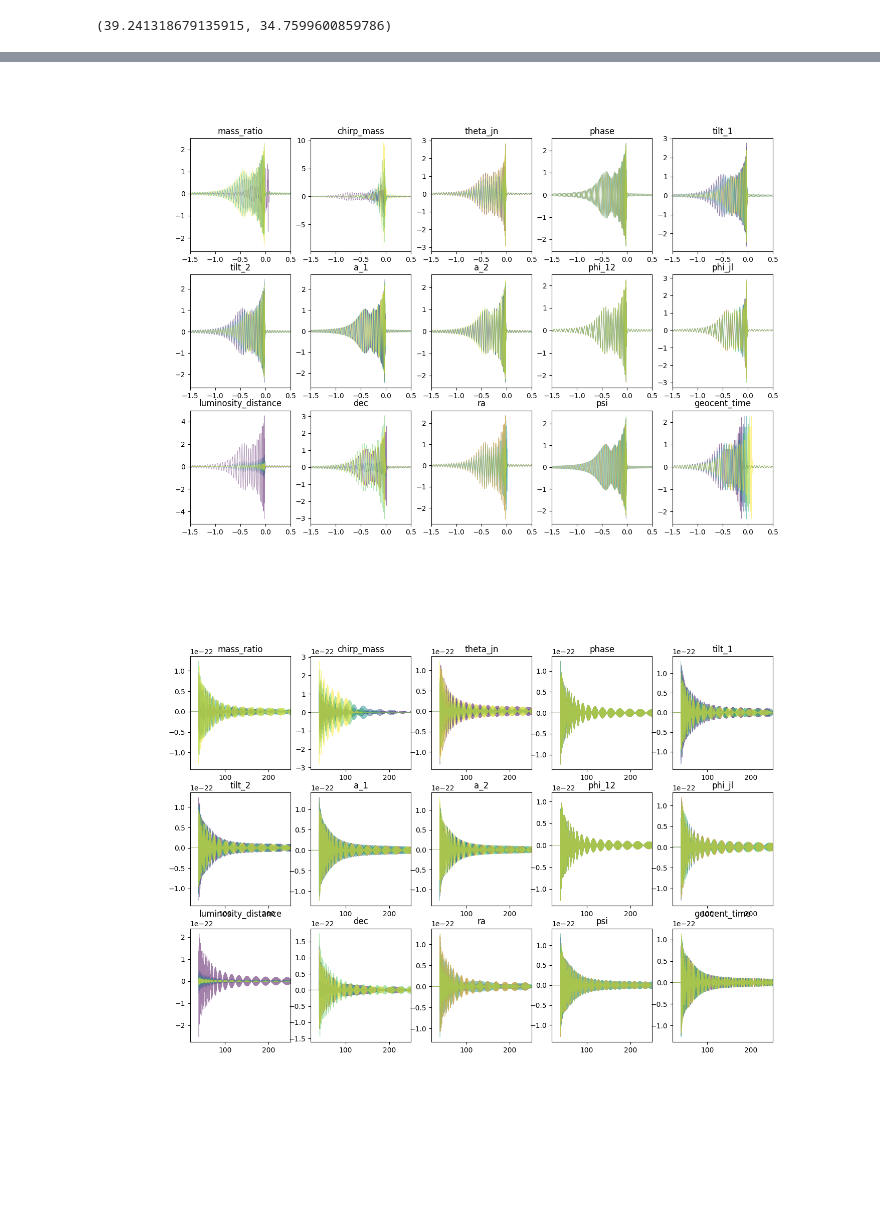
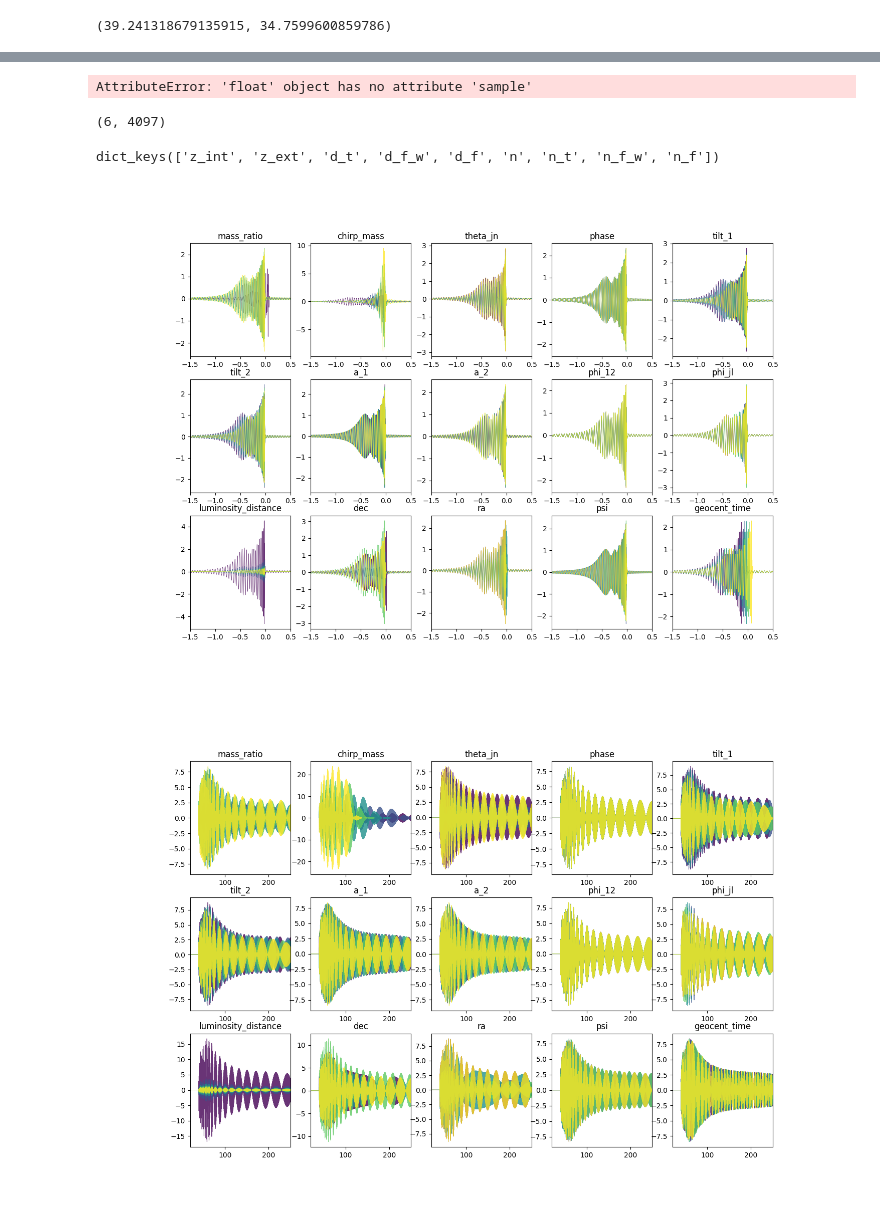
Before and after one commit to Nic0laA/master-thesis, a Jupyter notebook: experiments/wave_parameters/explore_changes.ipynb, the cells around one changed output, grey strips where cells are left out. Cells and saved outputs as stored; diff of their text form; code cells hidden in the pictures; blank space fills up the shorter version.

```diff
--- a/experiments/wave_parameters/explore_changes.ipynb
+++ b/experiments/wave_parameters/explore_changes.ipynb
@@ -136,4 +136,4 @@ for i, param in enumerate(limits.keys()):
         obs = simulator.generate_observation()
 
         time_domain[i,j] = obs['d_t'][0]
-        frequency_domain[i,j] = obs['d_f'][0]
+        frequency_domain[i,j] = obs['d_f_w'][0]
@@ -139,0 +158,8 @@ for i, param in enumerate(limits.keys()):
+# %%
+simulator.sample()
+# %% [output]
+AttributeError: 'float' object has no attribute 'sample'
+# %%
+obs['n_f'].shape
+# %% [output]
+(6, 4097)
@@ -140,3 +172,7 @@ for i, param in enumerate(limits.keys()):
+# %%
+obs.keys()
+# %% [output]
+dict_keys(['z_int', 'z_ext', 'd_t', 'd_f_w', 'd_f', 'n', 'n_t', 'n_f_w', 'n_f'])
 # %%
 import matplotlib.pyplot as plt
 plt.close('all')
@@ -145,34 +181,34 @@ plt.close('all')
 tvals = np.linspace(-2, 2, 2048*4+1)[:-1]
 fvals = np.linspace(20, 1024, 4098)[:-1]
 
 cmap = plt.cm.viridis
 colors = [cmap(i) for i in np.linspace(0, 1, number_of_samples)]
 
 plt.figure(figsize=(15, 10))
 for i in range(15):
 
     ax = plt.subplot(3, 5, i + 1)
     for j in range(number_of_samples):
 
-        plt.plot(tvals, time_domain[i,j], linewidth=0.5, color=colors[j], alpha=0.5)
+        plt.plot(tvals, time_domain[i,j], linewidth=0.5, color=colors[j], alpha=0.8)
 
     plt.title(list(limits.keys())[i])
     plt.xlim(-1.5,0.5)
 
 plt.show()
 
 plt.figure(figsize=(15, 10))
 for i in range(15):
 
     ax = plt.subplot(3, 5, i + 1)
     for j in range(number_of_samples):
 
-        plt.plot(fvals, frequency_domain[i,j], linewidth=0.5, color=colors[j], alpha=0.5)
+        plt.plot(fvals, frequency_domain[i,j], linewidth=0.5, color=colors[j], alpha=0.8)
 
     plt.title(list(limits.keys())[i])
     plt.xlim(20,250)
 
 plt.show()
 # %% [output]
-[figure, old version]
+[figure, new version]
-[figure, old version]
+[figure, new version]
```
Also changed, not shown: parts of 2 cells of this notebook.
